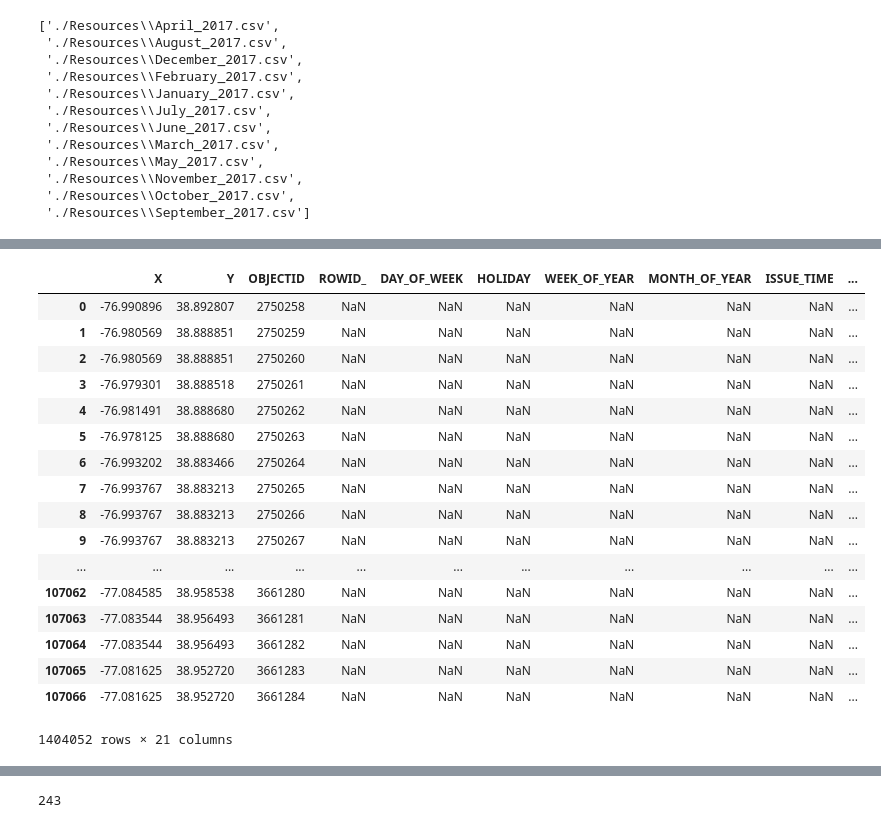
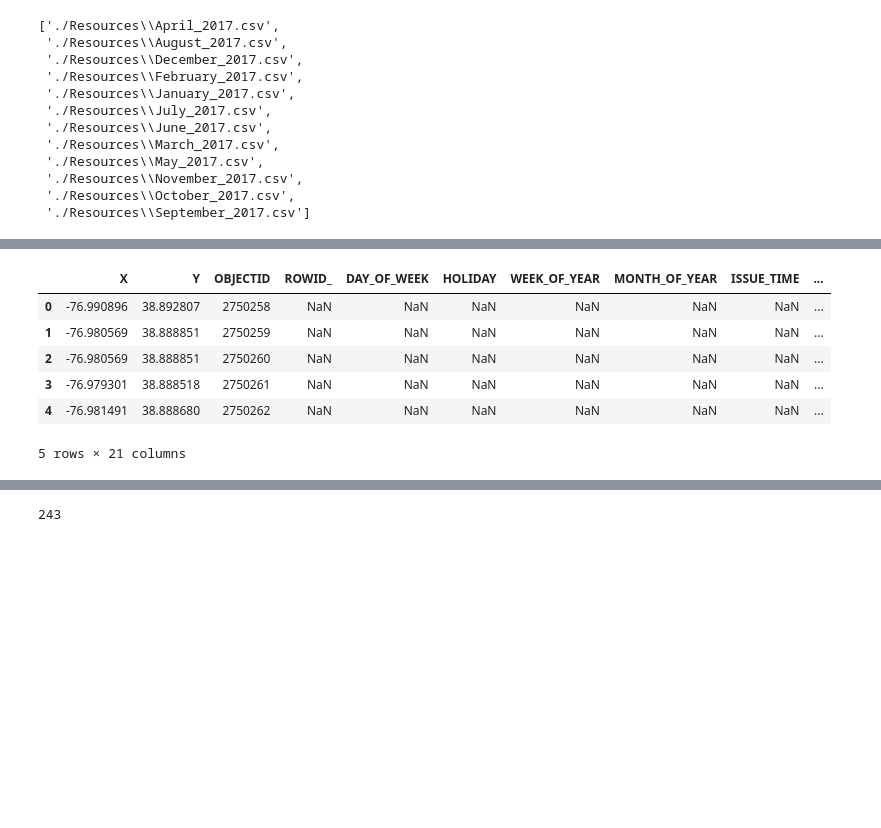
Before and after one commit to mgtruitt/Project1, a Jupyter notebook: Top_Ten_Vio.ipynb, the cells around one changed output, grey strips where cells are left out. Saved outputs shown, nothing was run; the diff lists cells and outputs as text; code cells hidden in the pictures; blank space fills up the shorter version.

```diff
--- a/Top_Ten_Vio.ipynb
+++ b/Top_Ten_Vio.ipynb
@@ -73,26 +71,15 @@ MONTH                    1404052
 SEASON                   1404052
 dtype: int64
 # %%
-master_df
+master_df.head()
 # %% [output]
 |  | X | Y | OBJECTID | ROWID_ | DAY_OF_WEEK | HOLIDAY | WEEK_OF_YEAR | MONTH_OF_YEAR | ISSUE_TIME | ... |
 | 0 | -76.990896 | 38.892807 | 2750258 | NaN | NaN | NaN | NaN | NaN | NaN | ... |
 | 1 | -76.980569 | 38.888851 | 2750259 | NaN | NaN | NaN | NaN | NaN | NaN | ... |
 | 2 | -76.980569 | 38.888851 | 2750260 | NaN | NaN | NaN | NaN | NaN | NaN | ... |
 | 3 | -76.979301 | 38.888518 | 2750261 | NaN | NaN | NaN | NaN | NaN | NaN | ... |
 | 4 | -76.981491 | 38.888680 | 2750262 | NaN | NaN | NaN | NaN | NaN | NaN | ... |
-| 5 | -76.978125 | 38.888680 | 2750263 | NaN | NaN | NaN | NaN | NaN | NaN | ... |
-| 6 | -76.993202 | 38.883466 | 2750264 | NaN | NaN | NaN | NaN | NaN | NaN | ... |
-| 7 | -76.993767 | 38.883213 | 2750265 | NaN | NaN | NaN | NaN | NaN | NaN | ... |
-| 8 | -76.993767 | 38.883213 | 2750266 | NaN | NaN | NaN | NaN | NaN | NaN | ... |
-| 9 | -76.993767 | 38.883213 | 2750267 | NaN | NaN | NaN | NaN | NaN | NaN | ... |
-| ... | ... | ... | ... | ... | ... | ... | ... | ... | ... | ... |
-| 107062 | -77.084585 | 38.958538 | 3661280 | NaN | NaN | NaN | NaN | NaN | NaN | ... |
-| 107063 | -77.083544 | 38.956493 | 3661281 | NaN | NaN | NaN | NaN | NaN | NaN | ... |
-| 107064 | -77.083544 | 38.956493 | 3661282 | NaN | NaN | NaN | NaN | NaN | NaN | ... |
-| 107065 | -77.081625 | 38.952720 | 3661283 | NaN | NaN | NaN | NaN | NaN | NaN | ... |
-| 107066 | -77.081625 | 38.952720 | 3661284 | NaN | NaN | NaN | NaN | NaN | NaN | ... |
-1404052 rows × 21 columns
+5 rows × 21 columns
 # %%
 master_df = master_df.drop(["ROWID_", "DAY_OF_WEEK", "HOLIDAY", "WEEK_OF_YEAR", "MONTH_OF_YEAR", "ISSUE_TIME", "BODY_STYLE"], axis = 1)
 master_df.head()
```
Also changed, not shown: parts of 3 cells of this notebook.
